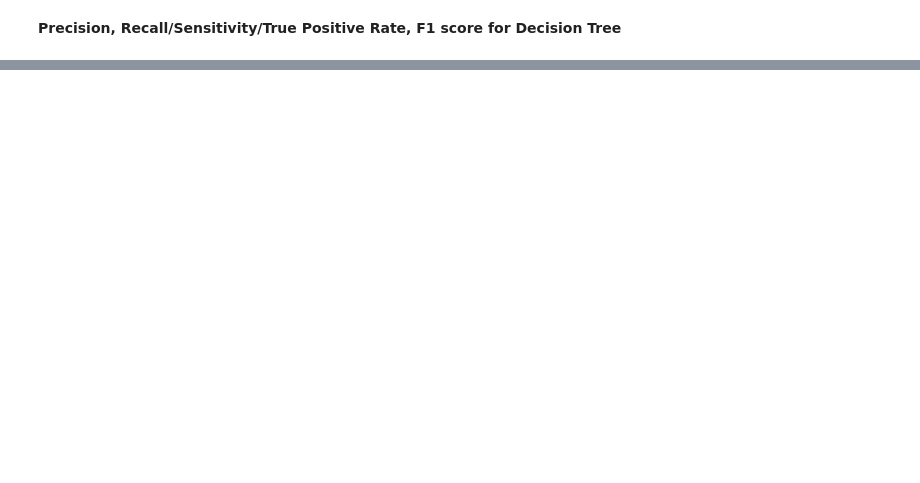
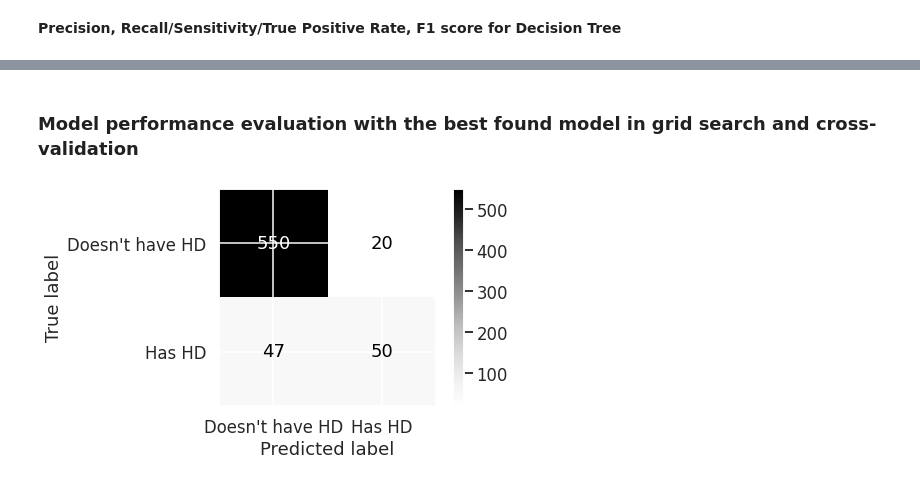
Before and after one commit to ahamedistiaque/Telecom_Churn_analysis, a Jupyter notebook: Telecom_churn.ipynb, the cells around one changed output, grey strips where cells are left out. Drawn from its saved outputs; the diff is of its cells as text; code cells hidden in the pictures; blank space fills up the shorter version.

```diff
--- a/Telecom_churn.ipynb
+++ b/Telecom_churn.ipynb
@@ -518,0 +523,26 @@ weighted avg       0.92      0.91      0.91       667
+# %%
+parameters = {'criterion': ['gini','entropy'],
+              'max_depth': [3, 4, 5, 6, 7, None],
+              'max_features': ["auto"]}
+
+model_DT_gc = DecisionTreeClassifier(random_state=42)
+# grid_search = GridSearchCV(estimator=model_DT_gc,
+#                            param_grid=parameters,
+#                            scoring="recall",
+#                            cv=5,
+#                            n_jobs=-1)
+
+grid_search = GridSearchCV(estimator=model_DT_gc,
+                           param_grid=parameters,
+                           scoring="accuracy",
+                           cv=5,
+                           n_jobs=-1)
+
+# grid_search = GridSearchCV(estimator=model_DT_gc,
+#                            param_grid=parameters,
+#                            scoring="precision",
+#                            cv=5,
+#                            n_jobs=-1)
+
+# fit the model with the best hyper-parameters
+grid_result = grid_search.fit(X_train, y_train)
@@ -518,0 +586,10 @@ weighted avg       0.92      0.91      0.91       667
+# %% [markdown]
+### Model performance evaluation with the best found model in grid search and cross-validation
+# %%
+plot_confusion_matrix(grid_result,
+                      X_test,
+                      y_test['Churn'],
+                      display_labels=["Doesn't have HD", "Has HD"],cmap='Greys')
+plt.show()
+# %% [output]
+[figure, added]
```
Also changed, not shown: parts of 15 cells of this notebook.
